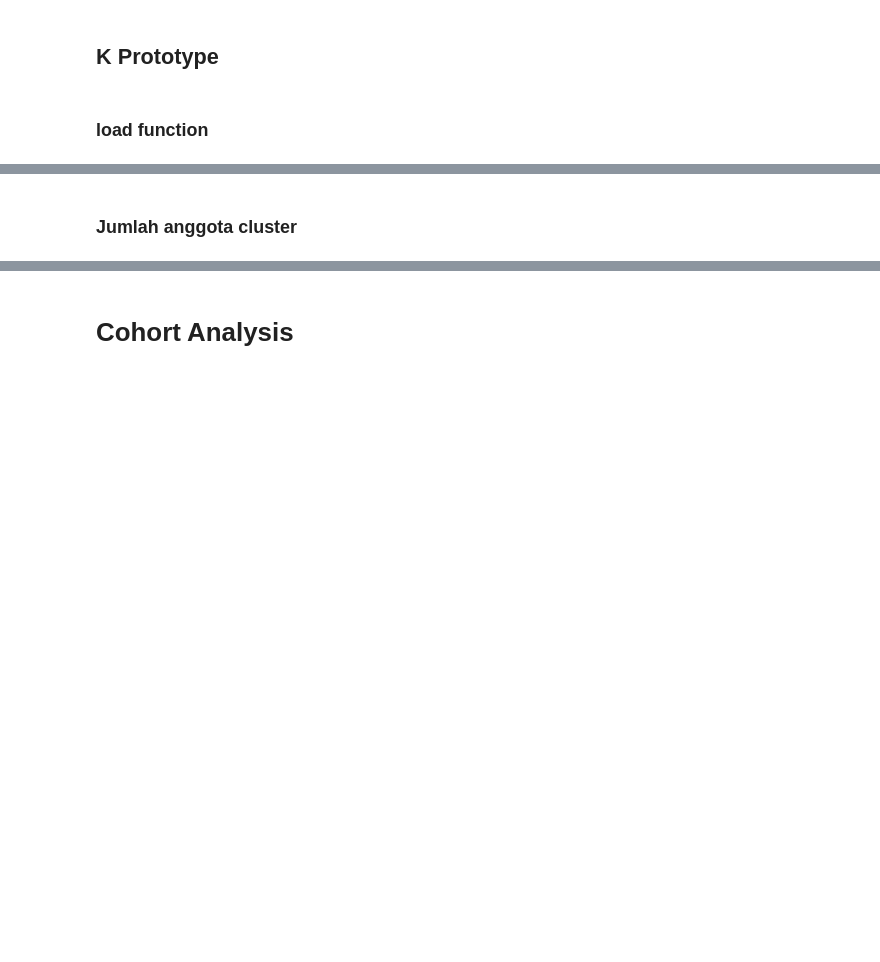
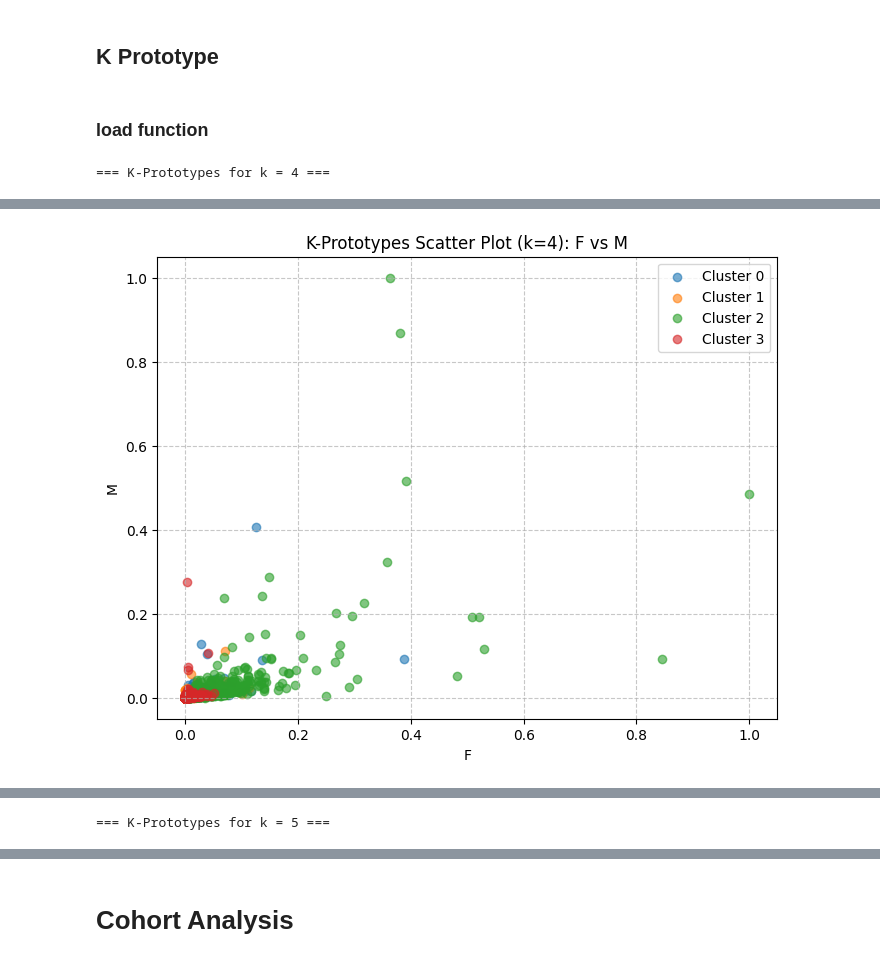
Before and after one commit to apostroef/LRMFVD-adb, a Jupyter notebook: LRMFVD.ipynb, the cells around one changed output, grey strips where cells are left out. Drawn from its saved outputs; the diff is of its cells as text; code cells hidden in the pictures; blank space fills up the shorter version.

```diff
--- a/LRMFVD.ipynb
+++ b/LRMFVD.ipynb
@@ -303,6 +275,7 @@ Name: count, dtype: int64
 from kmodes.kprototypes import KPrototypes
 import numpy as np
 import pandas as pd
+import matplotlib.pyplot as plt
 
 country_group_by_customer = retaildf.groupby("Customer ID")["Country_Group"].agg(
     lambda x: x.mode().iloc[0] if not x.mode().empty else "Unknown"
@@ -314,11 +287,73 @@ num_df.index = country_group_by_customer.index
 
 cat_df = country_group_by_customer.astype(str)
 
-data_combined = np.column_stack([num_df.values, cat_df.values])
-categorical_cols = [data_combined.shape[1] - 1]
+data_combined = np.column_stack(
+    [num_df.values, cat_df.values]
+)  # gabung categorical dan numerical
+categorical_cols = [data_combined.shape[1] - 1]  # kolom kategori = kolom terakhir
 
-k = 5
-kproto = KPrototypes(n_clusters=k, init="Huang", random_state=42)
-clusters = kproto.fit_predict(data_combined, categorical=categorical_cols)
+results = {}
 
-num_df["Cluster_K5"] = clusters
+for k in [4, 5]:
+    kproto = KPrototypes(n_clusters=k, init="Huang", random_state=42)
+
+    clusters = kproto.fit_predict(data_combined, categorical=categorical_cols)
+    results[k] = {"model": kproto, "clusters": clusters}
+    num_df[f"Cluster_K{k}"] = clusters
+    display(num_df[f"Cluster_K{k}"].value_counts())  # Tampilkan jumlah anggota
+
+    clusters = results[k]["clusters"]
+
+    final_df = pd.concat([num_df, cat_df], axis=1)
+    final_df.rename(columns={"Country_Group": "D_Country_Group"}, inplace=True)
+
+    # Ketegorikal negara
+    categorical_centroid = (
+        final_df.groupby(f"Cluster_K{k}")["D_Country_Group"]
+        .agg(lambda x: x.mode()[0] if not x.mode().empty else "N/A")
+        .reset_index()
+        .rename(columns={"D_Country_Group": "D_Mode"})
+    )
+    x_col = "F"
+    y_col = "M"
+
+    # plot k-proto
+    plt.figure(figsize=(8, 6))
+    clusters_unique = num_df[f"Cluster_K{k}"].unique()
+    clusters_unique.sort()
+
+    for cluster_id in clusters_unique:
+        subset = num_df[num_df[f"Cluster_K{k}"] == cluster_id]
+        plt.scatter(
+            subset[x_col], subset[y_col], label=f"Cluster {cluster_id}", alpha=0.6
+        )
+
+    plt.xlabel(x_col)
+    plt.ylabel(y_col)
+    plt.title(f"K-Prototypes Scatter Plot (k={k}): {x_col} vs {y_col}")
+    plt.legend()
+    plt.grid(True, linestyle="--", alpha=0.7)
+    plt.show()
+
+    centroid_df = num_df.groupby(f"Cluster_K{k}").mean().reset_index()
+    merged_centroid_df = pd.merge(
+        centroid_df,
+        categorical_centroid,
+        left_on=f"Cluster_K{k}",
+        right_on=f"Cluster_K{k}",
+    )
+    global_mean = num_df[feature_names].mean()
+
+    global_mean_row = global_mean.to_frame().T.reindex(
+        columns=centroid_df.columns.drop(f"Cluster_K{k}"), fill_value=np.nan
+    )
+
+    global_mean_row[f"Cluster_K{k}"] = "Global Mean"
+    global_mean_row["D_Country_Group"] = "-"
+
+    # Table
+    final_table = pd.concat([merged_centroid_df, global_mean_row], ignore_index=True)
+    final_table.rename(columns={f"Cluster_K{k}": "Cluster"}, inplace=True)
+    display(final_table)
+# %% [output]
+=== K-Prototypes for k = 4 ===
@@ -324,0 +366 @@ num_df["Cluster_K5"] = clusters
+[figure, added]
@@ -324,0 +373 @@ num_df["Cluster_K5"] = clusters
+=== K-Prototypes for k = 5 ===
@@ -325,2 +388,0 @@ num_df["Cluster_K5"] = clusters
-# %% [markdown]
-### Jumlah anggota cluster
```
Also changed, not shown: parts of 19 cells of this notebook.
